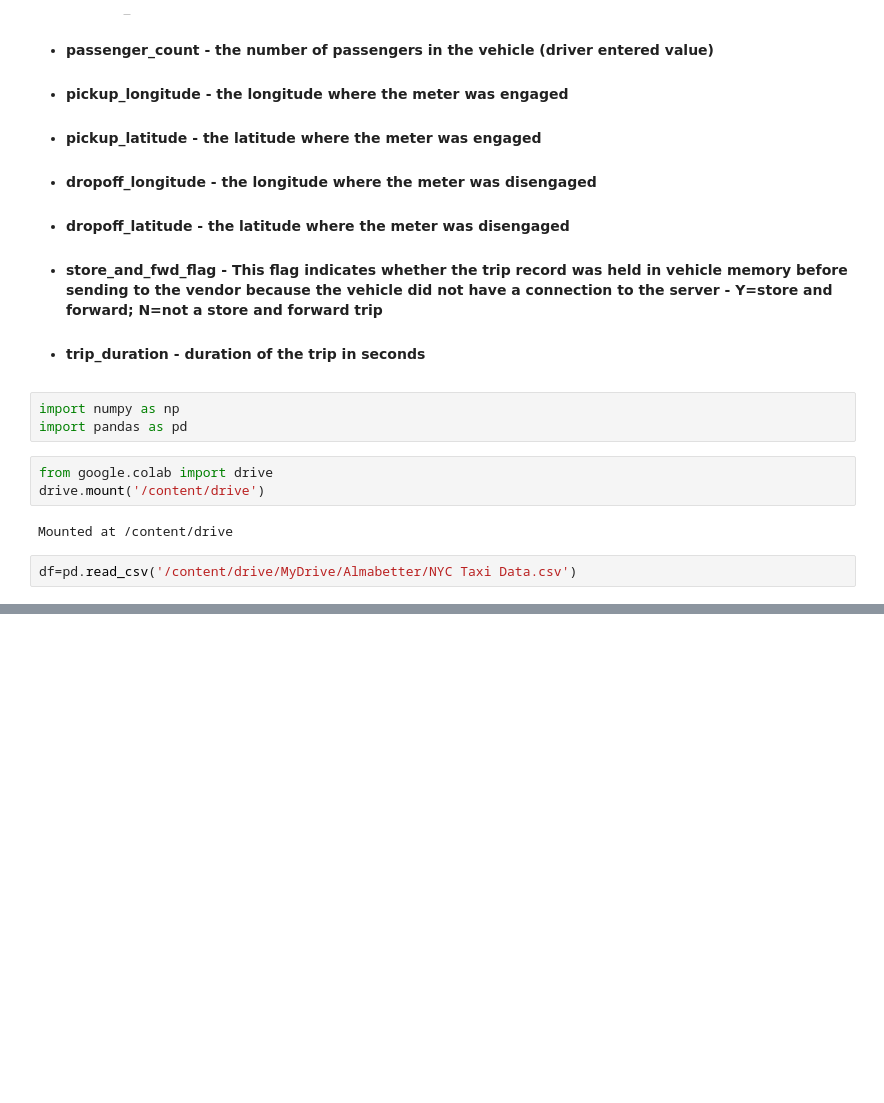
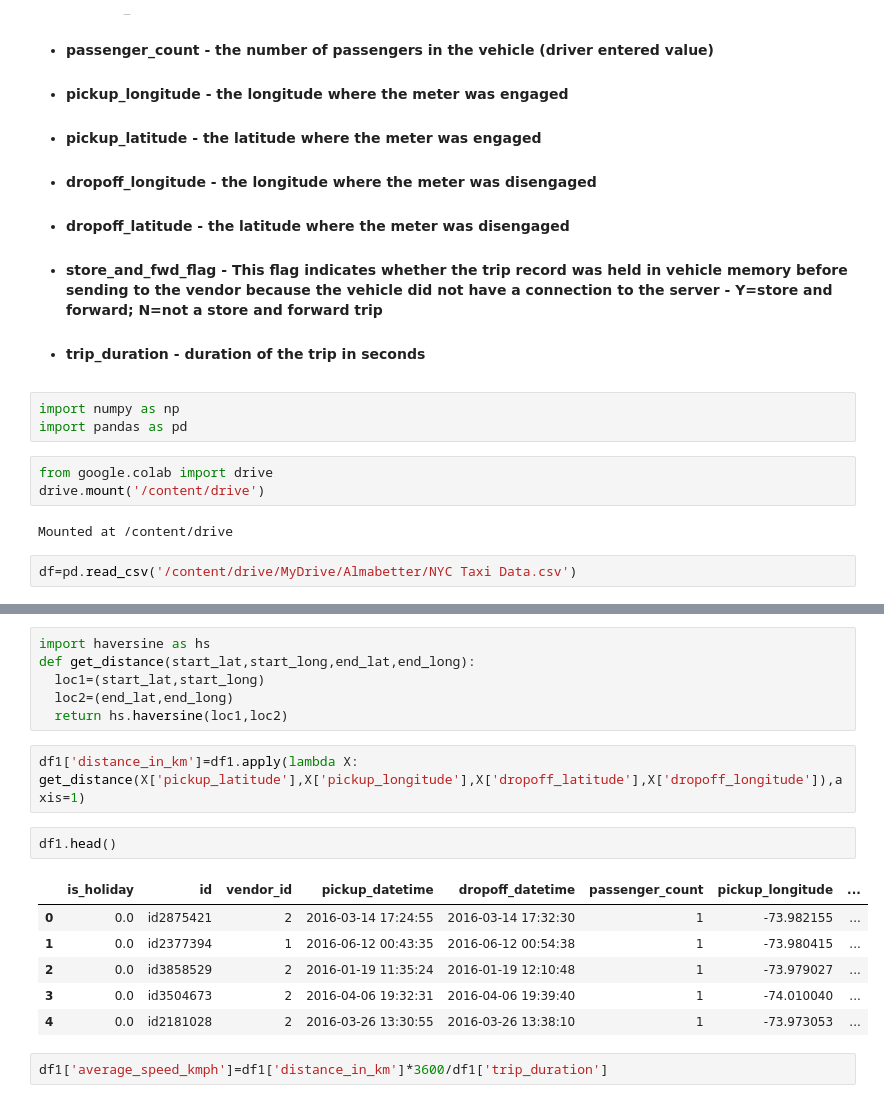
Before and after one commit to issatyajit/NYC-taxi-time-prediction, a Jupyter notebook: NYC_Taxi_Trip_Time_Prediction_Capstone_Project.ipynb, the cells around one changed output, grey strips where cells are left out. Saved outputs shown, nothing was run; the diff lists cells and outputs as text; blank space fills up the shorter version.

```diff
--- a/NYC_Taxi_Trip_Time_Prediction_Capstone_Project.ipynb
+++ b/NYC_Taxi_Trip_Time_Prediction_Capstone_Project.ipynb
@@ -38,0 +202,19 @@ df=pd.read_csv('/content/drive/MyDrive/Almabetter/NYC Taxi Data.csv')
+# %%
+import haversine as hs
+def get_distance(start_lat,start_long,end_lat,end_long):
+  loc1=(start_lat,start_long)
+  loc2=(end_lat,end_long)
+  return hs.haversine(loc1,loc2)
+# %%
+df1['distance_in_km']=df1.apply(lambda X: get_distance(X['pickup_latitude'],X['pickup_longitude'],X['dropoff_latitude'],X['dropoff_longitude']),axis=1)
+# %%
+df1.head()
+# %% [output]
+|  | is_holiday | id | vendor_id | pickup_datetime | dropoff_datetime | passenger_count | pickup_longitude | ... |
+| 0 | 0.0 | id2875421 | 2 | 2016-03-14 17:24:55 | 2016-03-14 17:32:30 | 1 | -73.982155 | ... |
+| 1 | 0.0 | id2377394 | 1 | 2016-06-12 00:43:35 | 2016-06-12 00:54:38 | 1 | -73.980415 | ... |
+| 2 | 0.0 | id3858529 | 2 | 2016-01-19 11:35:24 | 2016-01-19 12:10:48 | 1 | -73.979027 | ... |
+| 3 | 0.0 | id3504673 | 2 | 2016-04-06 19:32:31 | 2016-04-06 19:39:40 | 1 | -74.010040 | ... |
+| 4 | 0.0 | id2181028 | 2 | 2016-03-26 13:30:55 | 2016-03-26 13:38:10 | 1 | -73.973053 | ... |
+# %%
+df1['average_speed_kmph']=df1['distance_in_km']*3600/df1['trip_duration']
```
Also changed, not shown: parts of 24 cells of this notebook.
